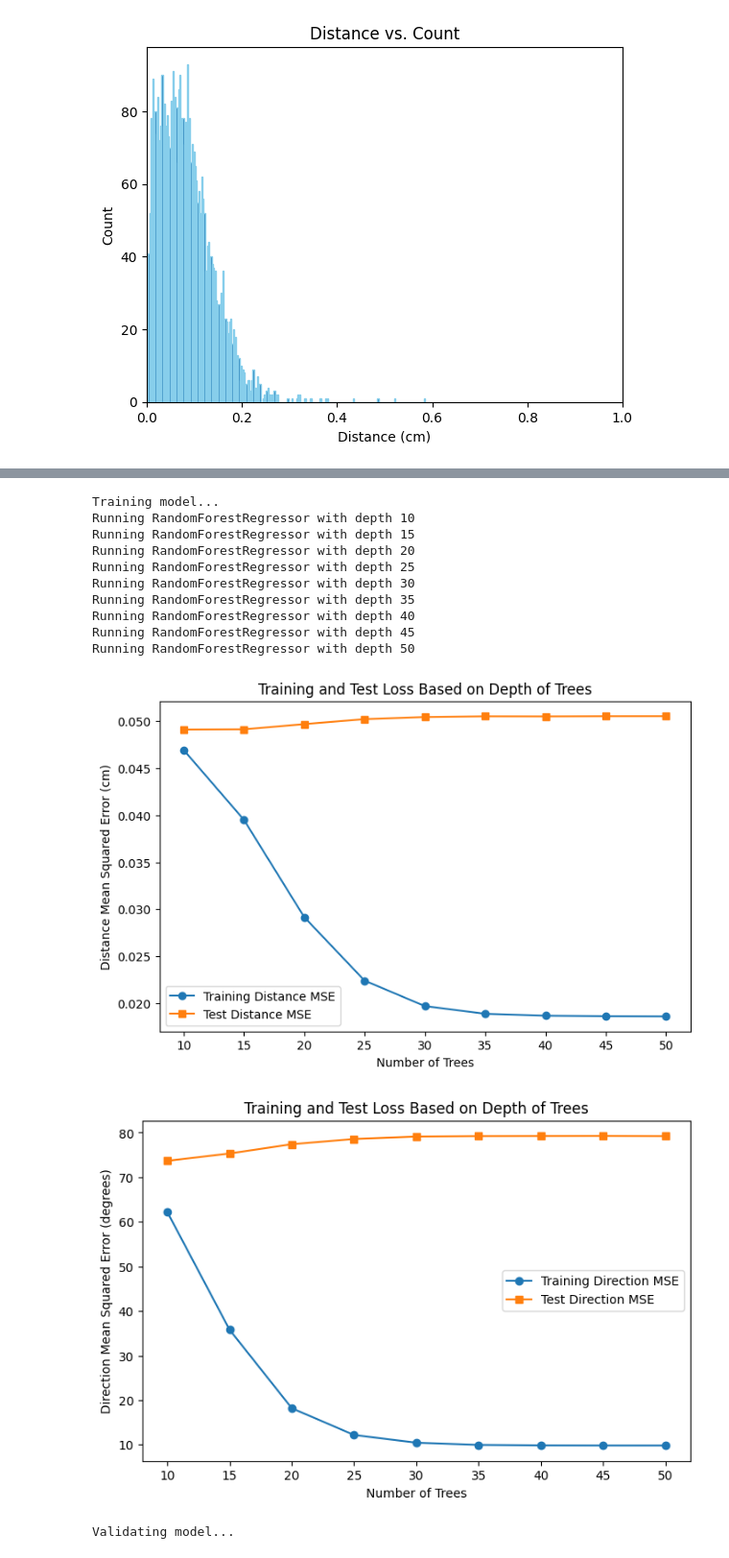
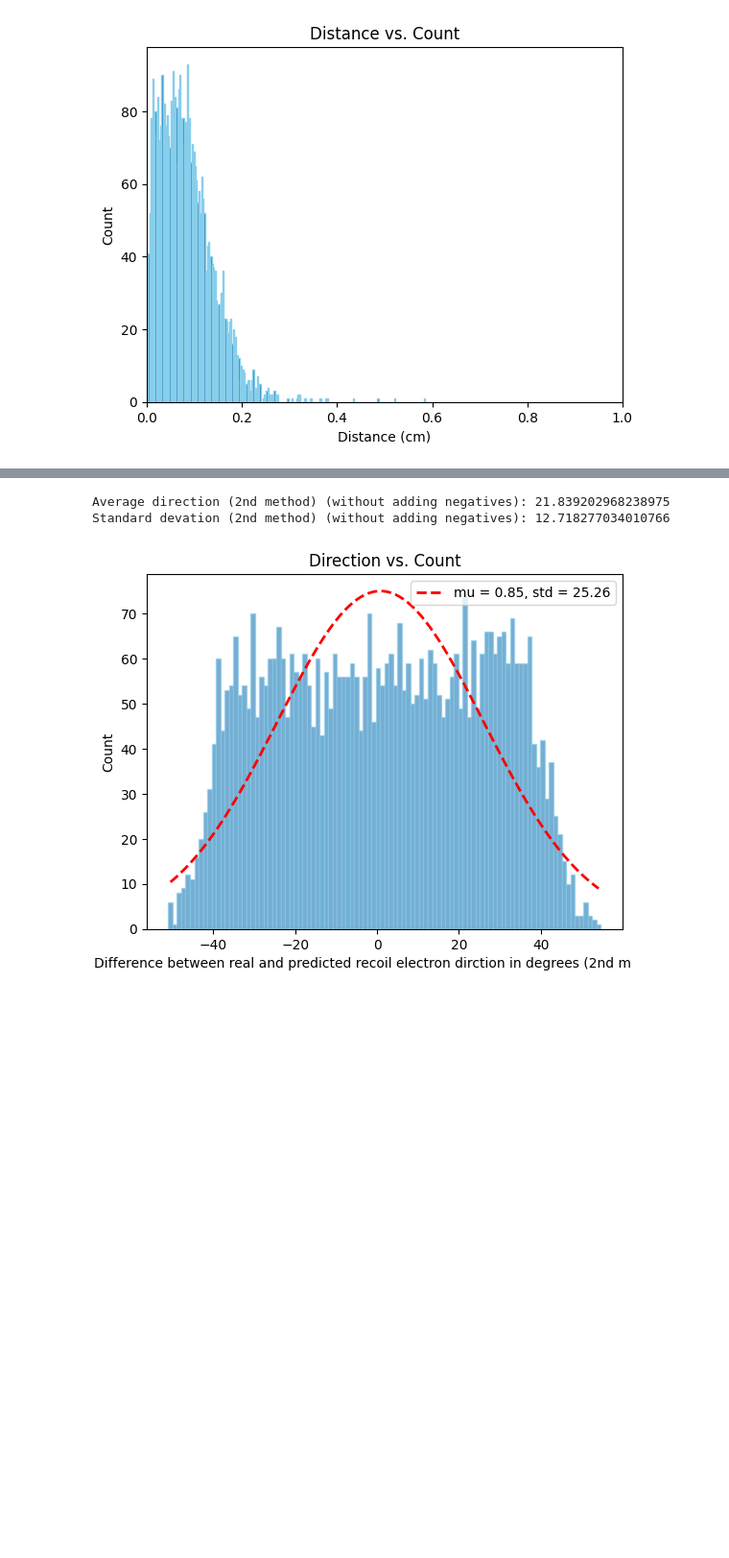
Before and after one commit to arj-shriv/COSI, a Jupyter notebook: xgboosted_trees.ipynb, the cells around one changed output, grey strips where cells are left out. Shown at 96% size. Drawn from its saved outputs; the diff is of its cells as text; code cells hidden in the pictures; blank space fills up the shorter version.

Commit message:
made modification so it shows both direction graphs

```diff
--- a/xgboosted_trees.ipynb
+++ b/xgboosted_trees.ipynb
@@ -73,6 +73,7 @@ def test(rf, x_test, y_test):
     y_pred = rf.predict(x_test)
     distance = []
     direction = []
+    direction2 = []
 
     for i in range(len(y_test)):
         dis_mag_t, dis_dir_t, dir_x_t, dir_y_t = y_test.iloc[i].iloc[0], y_test.iloc[i].iloc[1], y_test.iloc[i].iloc[2], y_test.iloc[i].iloc[3]
@@ -92,14 +93,14 @@ def test(rf, x_test, y_test):
         e_x = x_t - x_p
         e_y = y_t - y_p
         distance.append(math.sqrt(e_x**2 + e_y**2))
-        direction.append(abs(dir_p - dir_t))
+        direction2.append(abs(dir_p - dir_t))
 
-        # pred = np.array([dir_x_p, dir_y_p])
-        # real = np.array([dir_x_t, dir_y_t])
-        # cos_angle = np.dot(pred, real) / (np.linalg.norm(pred) * np.linalg.norm(real))
-        # direction.append(math.degrees(math.acos(np.clip(cos_angle, -1.0, 1.0))))
+        pred = np.array([dir_x_p, dir_y_p])
+        real = np.array([dir_x_t, dir_y_t])
+        cos_angle = np.dot(pred, real) / (np.linalg.norm(pred) * np.linalg.norm(real))
+        direction.append(math.degrees(math.acos(np.clip(cos_angle, -1.0, 1.0))))
 
-    return distance, direction
+    return distance, direction, direction2
 # %% [markdown]
 #### Run the Model (Call Functions)
 # %%
@@ -137,7 +138,7 @@ Done
 print("Training model...")
 xgb = train_model(x_train, y_train, verbose = 2)
 print("Validating model...")
-distance, direction = test(xgb, x_test, y_test)
+distance, direction, direction2 = test(xgb, x_test, y_test)
 print("Done")
 # %% [output]
 Training model...
@@ -253,21 +202,37 @@ Done
-# %%
-# run the model - see effect of # of tree splits
-print("Training model...")
-rf = train_depth(x_train, x_test, y_train, y_test, verbose = 0)
-print("Validating model...")
-distance, direction = test(rf, x_test, y_test)
-print("Done")
-# %% [output]
-Training model...
-Running RandomForestRegressor with depth 10
-Running RandomForestRegressor with depth 15
-Running RandomForestRegressor with depth 20
-Running RandomForestRegressor with depth 25
-Running RandomForestRegressor with depth 30
-Running RandomForestRegressor with depth 35
-Running RandomForestRegressor with depth 40
-Running RandomForestRegressor with depth 45
-Running RandomForestRegressor with depth 50
-[figure, removed]
-[figure, removed]
-Validating model...
+# %%
+# Plots Direction vs Count
+print("Average direction (2nd method) (without adding negatives):", np.average(direction2))
+print("Standard devation (2nd method) (without adding negatives):", np.std(direction2))
+
+r_direction = direction2.copy()
+for i in range(len(r_direction)):
+    r_direction[i] *= random.choice([1, -1])
+
+
+counts, bins, _ = plt.hist(r_direction, bins=100, edgecolor='skyblue', alpha=0.6)
+mu, std = norm.fit(r_direction)
+
+# 3. Compute bin centers and fitted curve
+bin_centers = (bins[:-1] + bins[1:]) / 2
+pdf = norm.pdf(bin_centers, mu, std)
+
+# 4. Scale the PDF to match histogram height
+pdf_scaled = pdf * max(counts) / max(pdf)
+
+# 5. Optional: manually add an offset (e.g. estimated background level)
+offset = min(counts)  # or pick a small constant
+pdf_offset = pdf_scaled + offset
+
+# 6. Plot the fit
+label = f'mu = {round(mu, 2)}, std = {round(std, 2)}'
+plt.plot(bin_centers, pdf_offset, 'r-', label=label, linewidth=2, linestyle='--')
+
+plt.xlabel('Difference between real and predicted recoil electron dirction in degrees (2nd method)')
+plt.ylabel('Count')
+plt.title('Direction vs. Count')
+plt.legend()
+plt.show()
+# %% [output]
+Average direction (2nd method) (without adding negatives): 21.839202968238975
+Standard devation (2nd method) (without adding negatives): 12.718277034010766
+[figure, added]
```
Also changed, not shown: parts of 5 cells of this notebook.
